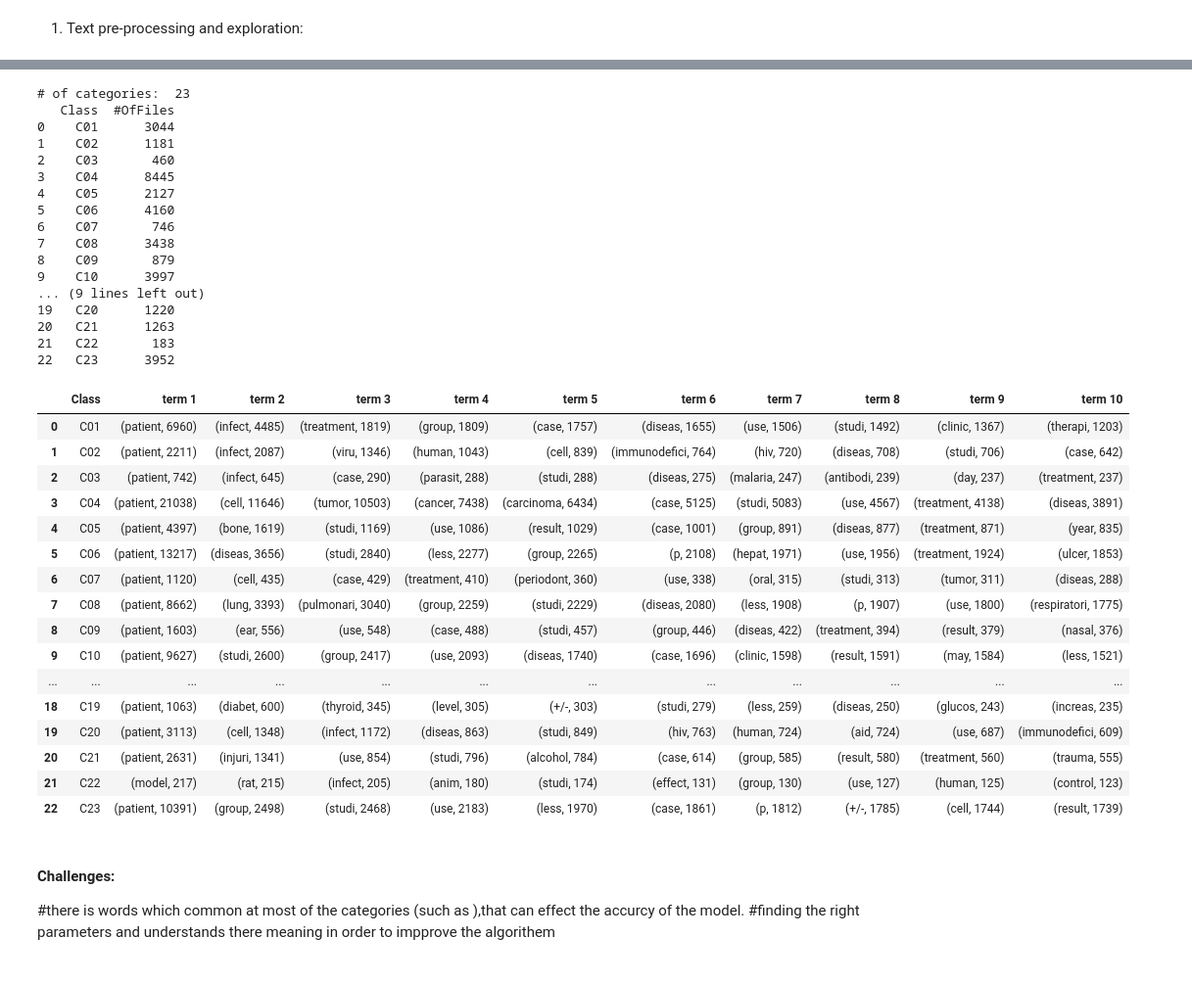
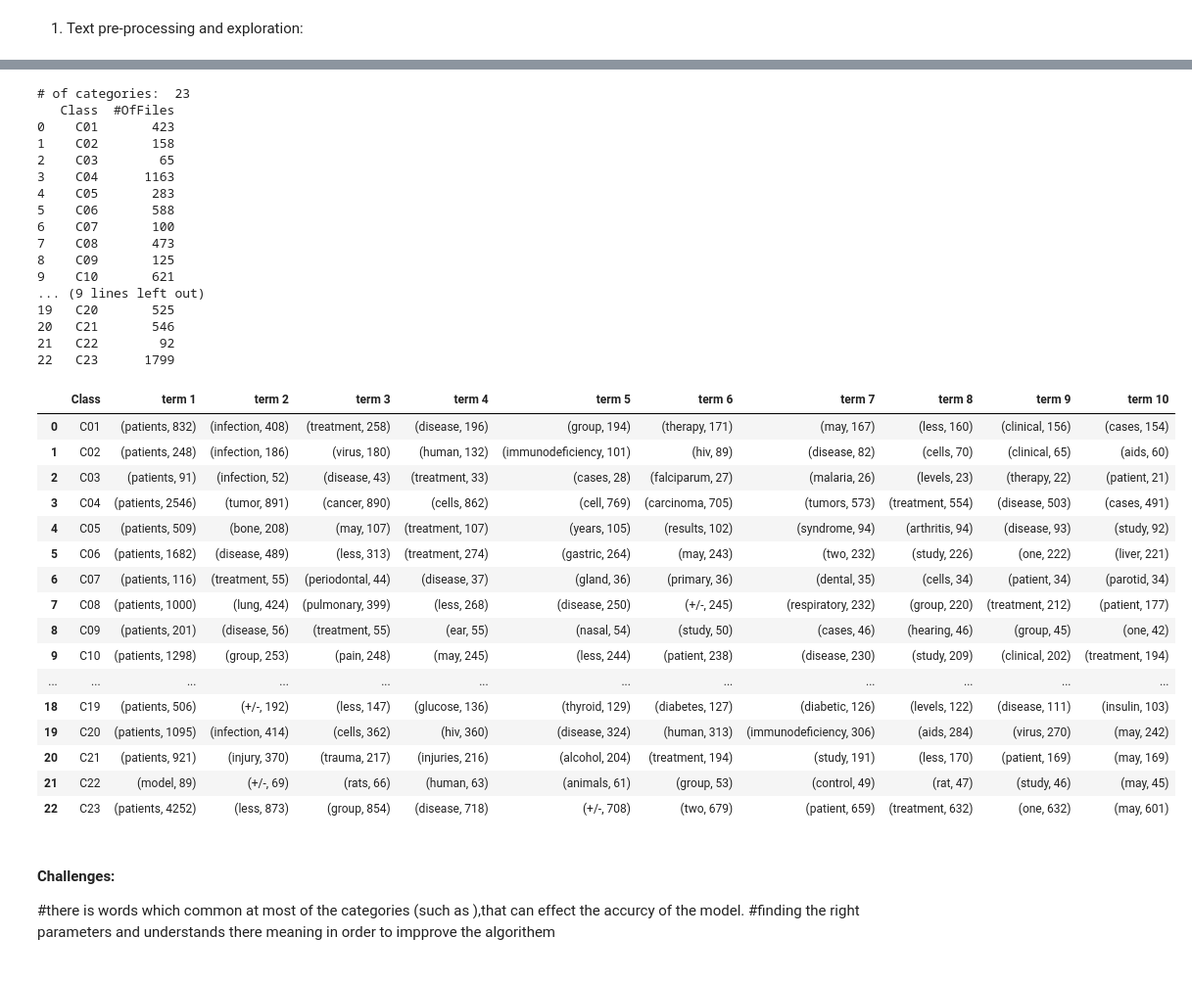
Before and after one commit to nogahm/DocumentClassification, a Jupyter notebook: DocumentClassification.ipynb, the cells around one changed output, grey strips where cells are left out. Shown: that part at 98% size. Cells and saved outputs as stored; diff of their text form; code cells hidden in the pictures.

Commit message:
part one only train

```diff
--- a/DocumentClassification.ipynb
+++ b/DocumentClassification.ipynb
@@ -16,7 +16,7 @@ from os.path import isfile, join
 import sklearn.datasets as sk
 # %%
 # here you should put the directory path
-path='D:\\documents\\users\\ravedan\\Downloads\\ohsumed-first-20000-docs'
+path='C:\\Users\\Nogah\\Documents\\אוניברסיטה\\שנה ד\\סמסטר א\\היבטים מעשיים לכריית תוכן באינטרנט\\ohsumed-first-20000-docs'
 
 dirpath=path
 trainDirs=[]
@@ -29,10 +29,11 @@ FileName=[]
 Path=[]
 Text=[]
 classNumOfDocs=[]
-docsInfo=[] #[fileName,cleanText,class
+trainInfo=[] #[fileName,cleanText,class
+testInfo=[]
 
 stopWords=(stopwords.words('english'))
-stopWords += set(string.punctuation)
+stopWords += {',','.',':',';','(',')','{','}','[',']'}#set(string.punctuation)
 # %%
 # get train and test dirs
 trainDirs=os.listdir(dirpath+'\\training')
@@ -44,14 +45,16 @@ def cleanText(text):
     tokenized = word_tokenize(text)
     # remove stop words
     filtered_sentence = [w for w in tokenized if not w in stopWords]
+    filtered_sentence = [w for w in filtered_sentence if len(w)>1]
     # stemming
     ps = PorterStemmer()
+    index=0
     for i in range(len(filtered_sentence)-1):
         if len(text) > 1:
             try:
-                filtered_sentence[i] = ps.stem(filtered_sentence[i])
+                filtered_sentence[index] = ps.stem(filtered_sentence[i])
             except Exception as inst:
-                filtered_sentence[i]=filtered_sentence[i]
+                filtered_sentence[index]=filtered_sentence[i]
     return " ".join(filtered_sentence)
 # %%
 # get train and test dirs
@@ -69,7 +72,7 @@ for dir in trainDirs:
         fileReader.close()
 
         cleanedText=cleanText(text)
-        docsInfo.append([file,cleanedText,dir,'training'])
+        trainInfo.append([file,cleanedText,dir,'training'])
 
 for dir in testDirs:
     for file in os.listdir(dirpath+'\\test\\'+dir):
@@ -85,4 +88,4 @@ for dir in testDirs:
         fileReader.close()
 
         cleanedText = cleanText(text)
-        docsInfo.append([file, cleanedText, dir, 'test'])
+        testInfo.append([file, cleanedText, dir, 'test'])
@@ -107,62 +92,62 @@ aed
 # %%
 #get number of classes and number of docs for each class
-docInfoDF=pd.DataFrame(docsInfo, columns=['fileName','cleanText','class','group'])
+docInfoDF=pd.DataFrame(trainInfo, columns=['fileName','cleanText','class','group'])
 allClasses=np.unique(docInfoDF['class'])
 print ('# of categories: ',allClasses.size)
 numOfFiles=[]
 words_per_class = []
 termsFreqPerClass=[]
 for currClass in allClasses:
     temp=(docInfoDF['class']).value_counts()[currClass]
     numOfFiles.append([currClass, temp])
     #get terms distibution
     currFiles=docInfoDF.loc[docInfoDF['class']==currClass]
     termsFreq=pd.Series(" ".join(currFiles['cleanText']).split()).value_counts()[:10]
     # termsFreqPerClass.append([currClass,zip(termsFreq.index,termsFreq)])
     zipedFreq=zip(termsFreq.index, termsFreq)
     zippedList=list(zipedFreq)
     termsFreqPerClass.append([currClass]+zippedList)
 
 # print number of files prt category
 numOfFilesDF=pd.DataFrame(numOfFiles,columns=['Class','#OfFiles'])
 print(numOfFilesDF)
 # print terms frequency
 pd.DataFrame(termsFreqPerClass, columns=['Class','term 1','term 2','term 3','term 4','term 5','term 6','term 7','term 8','term 9','term 10'])
 # %% [output]
 # of categories:  23
    Class  #OfFiles
-0    C01      3044
-1    C02      1181
-2    C03       460
-3    C04      8445
-4    C05      2127
-5    C06      4160
-6    C07       746
-7    C08      3438
-8    C09       879
-9    C10      3997
+0    C01       423
+1    C02       158
+2    C03        65
+3    C04      1163
+4    C05       283
+5    C06       588
+6    C07       100
+7    C08       473
+8    C09       125
+9    C10       621
 ... (9 lines left out)
-19   C20      1220
-20   C21      1263
-21   C22       183
-22   C23      3952
+19   C20       525
+20   C21       546
+21   C22        92
+22   C23      1799
 |  | Class | term 1 | term 2 | term 3 | term 4 | term 5 | term 6 | term 7 | term 8 | term 9 | term 10 |
-| 0 | C01 | (patient, 6960) | (infect, 4485) | (treatment, 1819) | (group, 1809) | (case, 1757) | (diseas, 1655) | (use, 1506) | (studi, 1492) | (clinic, 1367) | (therapi, 1203) |
-| 1 | C02 | (patient, 2211) | (infect, 2087) | (viru, 1346) | (human, 1043) | (cell, 839) | (immunodefici, 764) | (hiv, 720) | (diseas, 708) | (studi, 706) | (case, 642) |
-| 2 | C03 | (patient, 742) | (infect, 645) | (case, 290) | (parasit, 288) | (studi, 288) | (diseas, 275) | (malaria, 247) | (antibodi, 239) | (day, 237) | (treatment, 237) |
-| 3 | C04 | (patient, 21038) | (cell, 11646) | (tumor, 10503) | (cancer, 7438) | (carcinoma, 6434) | (case, 5125) | (studi, 5083) | (use, 4567) | (treatment, 4138) | (diseas, 3891) |
-| 4 | C05 | (patient, 4397) | (bone, 1619) | (studi, 1169) | (use, 1086) | (result, 1029) | (case, 1001) | (group, 891) | (diseas, 877) | (treatment, 871) | (year, 835) |
-| 5 | C06 | (patient, 13217) | (diseas, 3656) | (studi, 2840) | (less, 2277) | (group, 2265) | (p, 2108) | (hepat, 1971) | (use, 1956) | (treatment, 1924) | (ulcer, 1853) |
-| 6 | C07 | (patient, 1120) | (cell, 435) | (case, 429) | (treatment, 410) | (periodont, 360) | (use, 338) | (oral, 315) | (studi, 313) | (tumor, 311) | (diseas, 288) |
-| 7 | C08 | (patient, 8662) | (lung, 3393) | (pulmonari, 3040) | (group, 2259) | (studi, 2229) | (diseas, 2080) | (less, 1908) | (p, 1907) | (use, 1800) | (respiratori, 1775) |
-| 8 | C09 | (patient, 1603) | (ear, 556) | (use, 548) | (case, 488) | (studi, 457) | (group, 446) | (diseas, 422) | (treatment, 394) | (result, 379) | (nasal, 376) |
-| 9 | C10 | (patient, 9627) | (studi, 2600) | (group, 2417) | (use, 2093) | (diseas, 1740) | (case, 1696) | (clinic, 1598) | (result, 1591) | (may, 1584) | (less, 1521) |
+| 0 | C01 | (patients, 832) | (infection, 408) | (treatment, 258) | (disease, 196) | (group, 194) | (therapy, 171) | (may, 167) | (less, 160) | (clinical, 156) | (cases, 154) |
+| 1 | C02 | (patients, 248) | (infection, 186) | (virus, 180) | (human, 132) | (immunodeficiency, 101) | (hiv, 89) | (disease, 82) | (cells, 70) | (clinical, 65) | (aids, 60) |
+| 2 | C03 | (patients, 91) | (infection, 52) | (disease, 43) | (treatment, 33) | (cases, 28) | (falciparum, 27) | (malaria, 26) | (levels, 23) | (therapy, 22) | (patient, 21) |
+| 3 | C04 | (patients, 2546) | (tumor, 891) | (cancer, 890) | (cells, 862) | (cell, 769) | (carcinoma, 705) | (tumors, 573) | (treatment, 554) | (disease, 503) | (cases, 491) |
+| 4 | C05 | (patients, 509) | (bone, 208) | (may, 107) | (treatment, 107) | (years, 105) | (results, 102) | (syndrome, 94) | (arthritis, 94) | (disease, 93) | (study, 92) |
+| 5 | C06 | (patients, 1682) | (disease, 489) | (less, 313) | (treatment, 274) | (gastric, 264) | (may, 243) | (two, 232) | (study, 226) | (one, 222) | (liver, 221) |
+| 6 | C07 | (patients, 116) | (treatment, 55) | (periodontal, 44) | (disease, 37) | (gland, 36) | (primary, 36) | (dental, 35) | (cells, 34) | (patient, 34) | (parotid, 34) |
+| 7 | C08 | (patients, 1000) | (lung, 424) | (pulmonary, 399) | (less, 268) | (disease, 250) | (+/-, 245) | (respiratory, 232) | (group, 220) | (treatment, 212) | (patient, 177) |
+| 8 | C09 | (patients, 201) | (disease, 56) | (treatment, 55) | (ear, 55) | (nasal, 54) | (study, 50) | (cases, 46) | (hearing, 46) | (group, 45) | (one, 42) |
+| 9 | C10 | (patients, 1298) | (group, 253) | (pain, 248) | (may, 245) | (less, 244) | (patient, 238) | (disease, 230) | (study, 209) | (clinical, 202) | (treatment, 194) |
 | ... | ... | ... | ... | ... | ... | ... | ... | ... | ... | ... | ... |
-| 18 | C19 | (patient, 1063) | (diabet, 600) | (thyroid, 345) | (level, 305) | (+/-, 303) | (studi, 279) | (less, 259) | (diseas, 250) | (glucos, 243) | (increas, 235) |
-| 19 | C20 | (patient, 3113) | (cell, 1348) | (infect, 1172) | (diseas, 863) | (studi, 849) | (hiv, 763) | (human, 724) | (aid, 724) | (use, 687) | (immunodefici, 609) |
-| 20 | C21 | (patient, 2631) | (injuri, 1341) | (use, 854) | (studi, 796) | (alcohol, 784) | (case, 614) | (group, 585) | (result, 580) | (treatment, 560) | (trauma, 555) |
-| 21 | C22 | (model, 217) | (rat, 215) | (infect, 205) | (anim, 180) | (studi, 174) | (effect, 131) | (group, 130) | (use, 127) | (human, 125) | (control, 123) |
-| 22 | C23 | (patient, 10391) | (group, 2498) | (studi, 2468) | (use, 2183) | (less, 1970) | (case, 1861) | (p, 1812) | (+/-, 1785) | (cell, 1744) | (result, 1739) |
+| 18 | C19 | (patients, 506) | (+/-, 192) | (less, 147) | (glucose, 136) | (thyroid, 129) | (diabetes, 127) | (diabetic, 126) | (levels, 122) | (disease, 111) | (insulin, 103) |
+| 19 | C20 | (patients, 1095) | (infection, 414) | (cells, 362) | (hiv, 360) | (disease, 324) | (human, 313) | (immunodeficiency, 306) | (aids, 284) | (virus, 270) | (may, 242) |
+| 20 | C21 | (patients, 921) | (injury, 370) | (trauma, 217) | (injuries, 216) | (alcohol, 204) | (treatment, 194) | (study, 191) | (less, 170) | (patient, 169) | (may, 169) |
+| 21 | C22 | (model, 89) | (+/-, 69) | (rats, 66) | (human, 63) | (animals, 61) | (group, 53) | (control, 49) | (rat, 47) | (study, 46) | (may, 45) |
+| 22 | C23 | (patients, 4252) | (less, 873) | (group, 854) | (disease, 718) | (+/-, 708) | (two, 679) | (patient, 659) | (treatment, 632) | (one, 632) | (may, 601) |
 # %% [markdown]
 #### Challenges:
 #there is words which common at most of the categories (such as ),that can effect the accurcy of the model.
```
Also changed, not shown: parts of 2 cells of this notebook.
